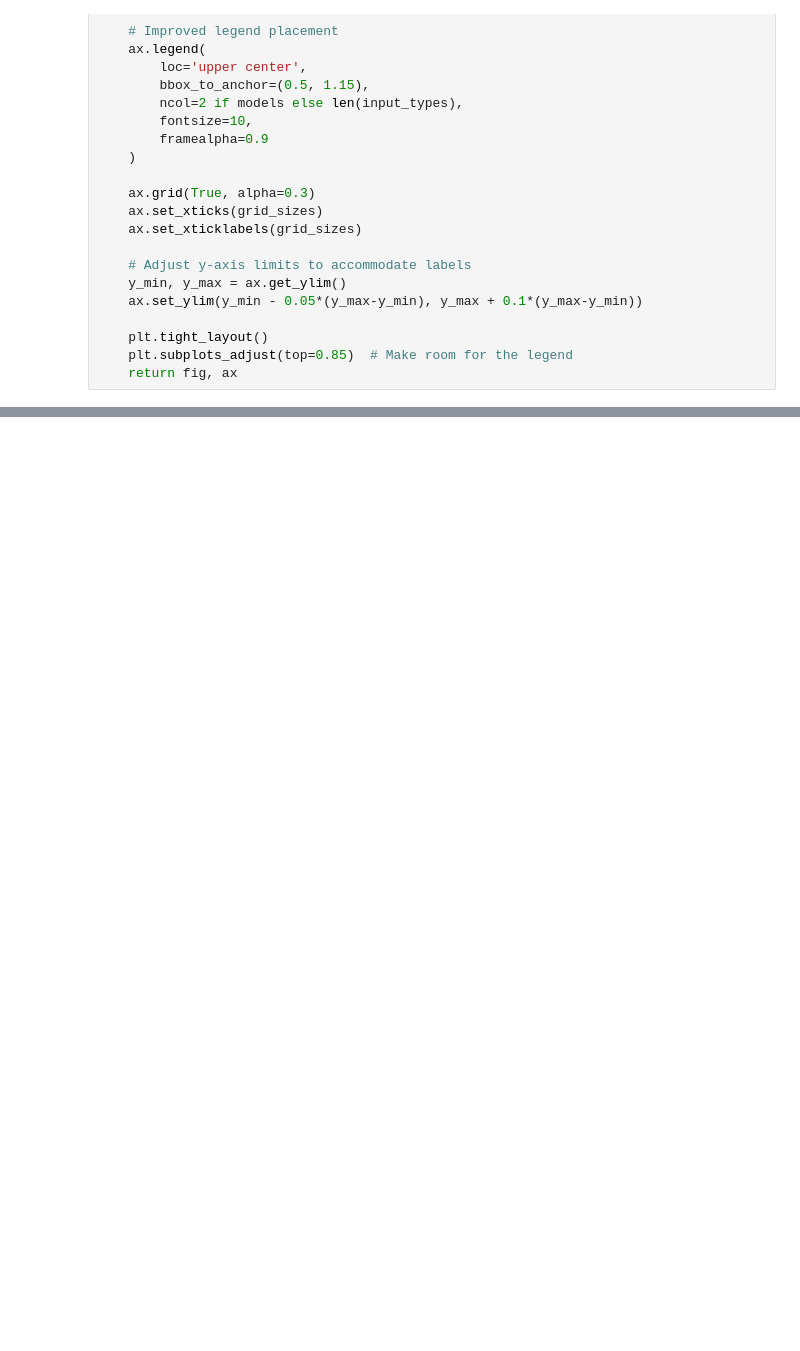
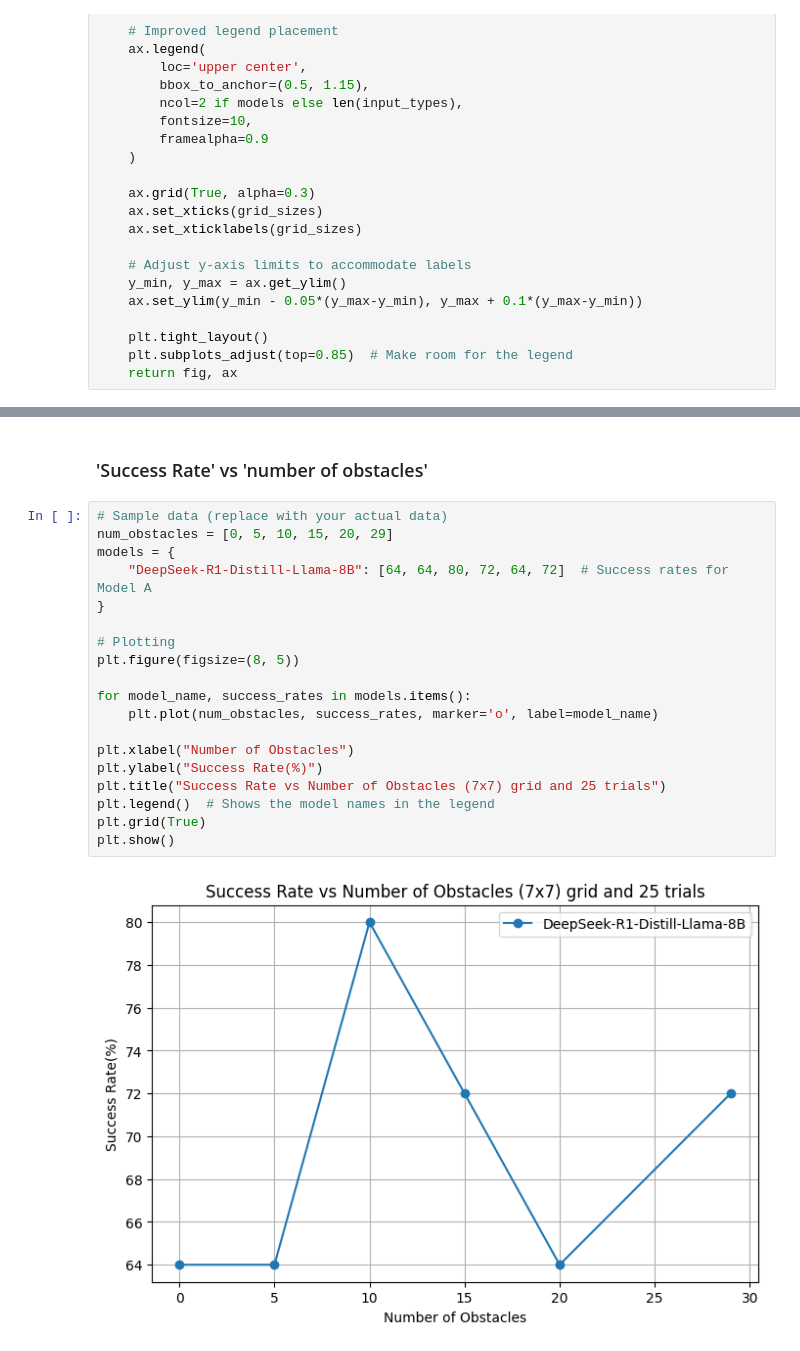
Before and after one commit to suman1209/UTN_VLM_reasoning, a Jupyter notebook: notebooks/Plotting.ipynb, the cells around one changed output, grey strips where cells are left out. Cells and saved outputs as stored; diff of their text form; blank space fills up the shorter version.

```diff
--- a/notebooks/Plotting.ipynb
+++ b/notebooks/Plotting.ipynb
@@ -157,0 +160,23 @@ plt.show()
+# %% [markdown]
+### 'Success Rate' vs 'number of obstacles'
+# %%
+# Sample data (replace with your actual data)
+num_obstacles = [0, 5, 10, 15, 20, 29]
+models = {
+    "DeepSeek-R1-Distill-Llama-8B": [64, 64, 80, 72, 64, 72]  # Success rates for Model A
+}
+
+# Plotting
+plt.figure(figsize=(8, 5))
+
+for model_name, success_rates in models.items():
+    plt.plot(num_obstacles, success_rates, marker='o', label=model_name)
+
+plt.xlabel("Number of Obstacles")
+plt.ylabel("Success Rate(%)")
+plt.title("Success Rate vs Number of Obstacles (7x7) grid and 25 trials")
+plt.legend()  # Shows the model names in the legend
+plt.grid(True)
+plt.show()
+# %% [output]
+[figure, added]
```
Also changed, not shown: parts of 1 cell of this notebook, 3 other files.
